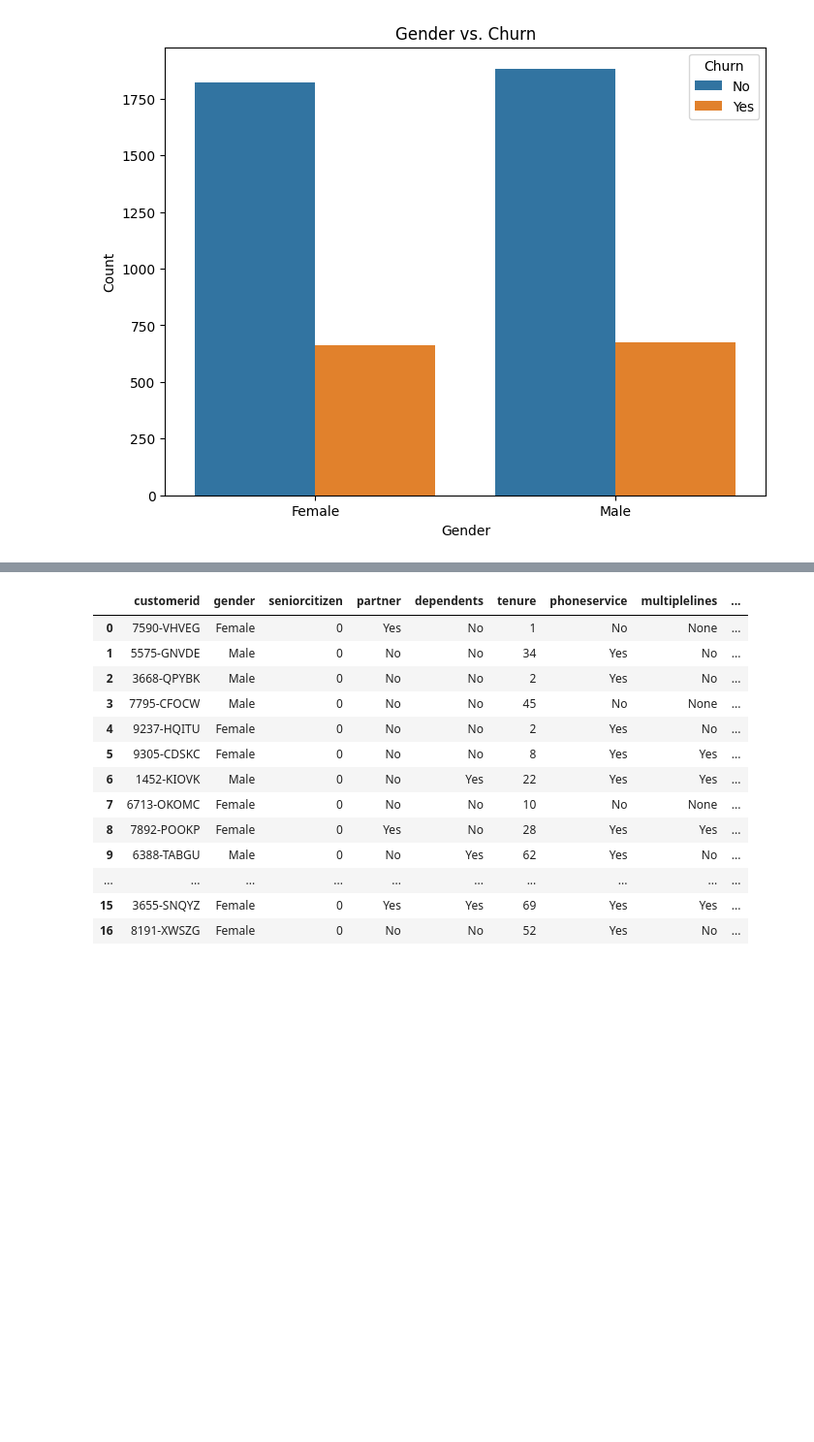
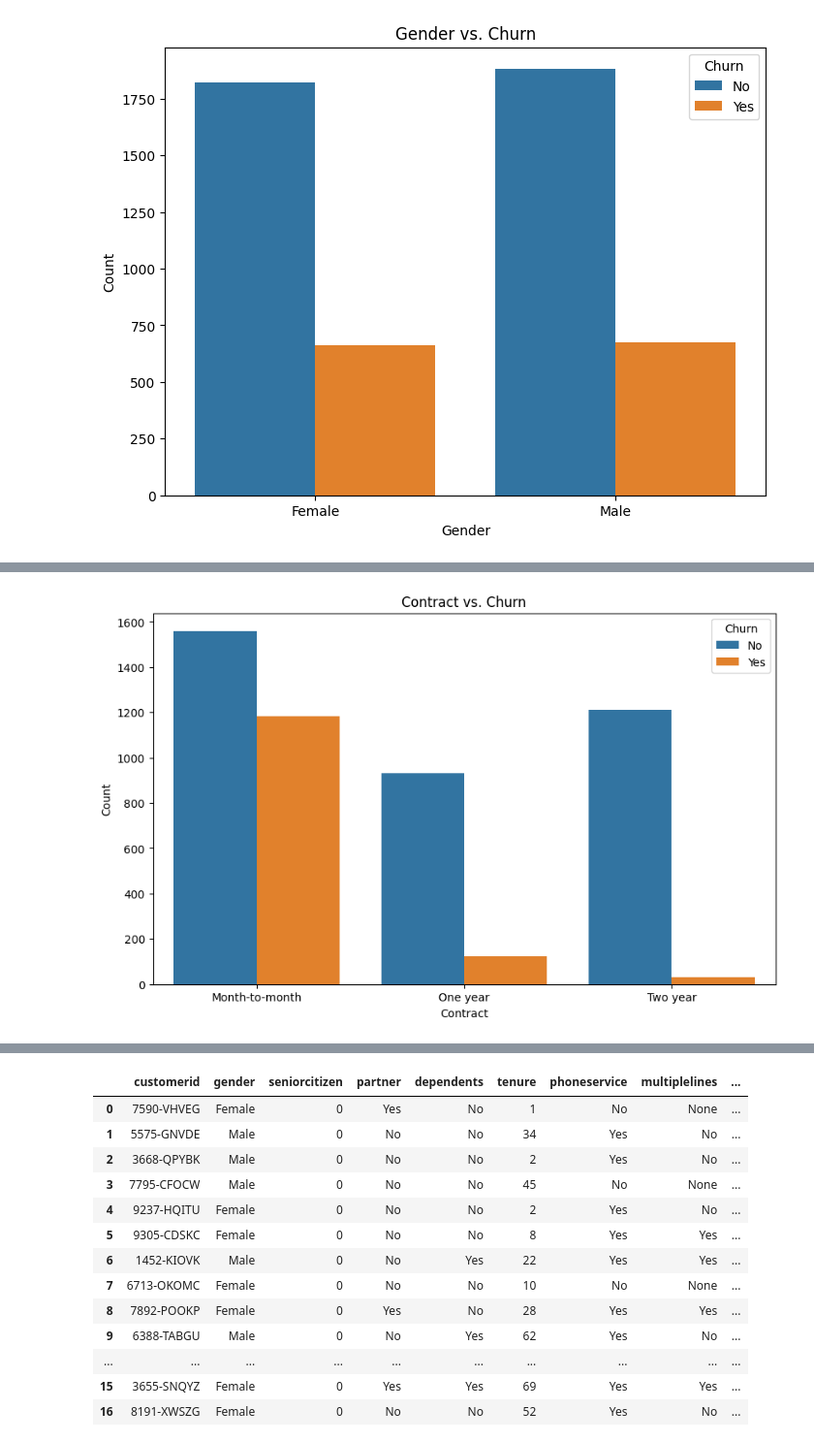
Before and after one commit to AndyMortey/A-Classification-Project-The-Customer-Churn-Analysis, a Jupyter notebook: notebook.ipynb, the cells around one changed output, grey strips where cells are left out. Shown at 97% size. Saved outputs shown, nothing was run; the diff lists cells and outputs as text; code cells hidden in the pictures; blank space fills up the shorter version.

```diff
--- a/notebook.ipynb
+++ b/notebook.ipynb
@@ -566,0 +612,11 @@ plt.show()
+# %%
+#Create a bar plot
+plt.figure(figsize=(10, 6))
+sns.countplot(x='contract', hue='churn', data=df)
+plt.title('Contract vs. Churn')
+plt.xlabel('Contract')
+plt.ylabel('Count')
+plt.legend(title='Churn', loc='upper right')
+plt.show()
+# %% [output]
+[figure, added]
```
Also changed, not shown: parts of 8 cells of this notebook.
